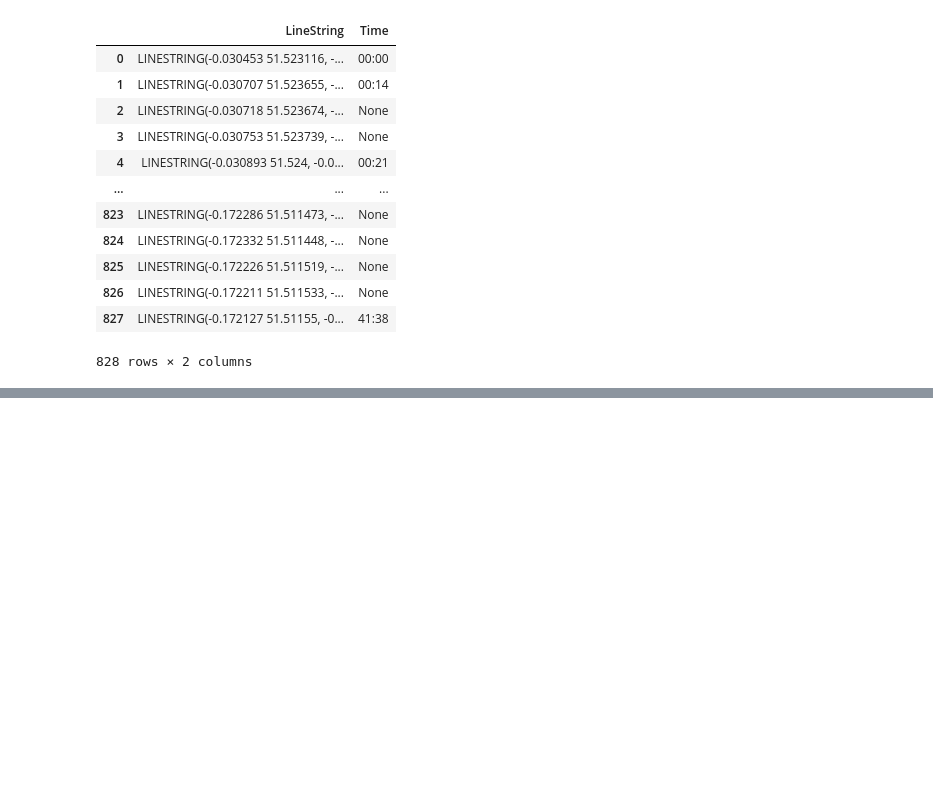
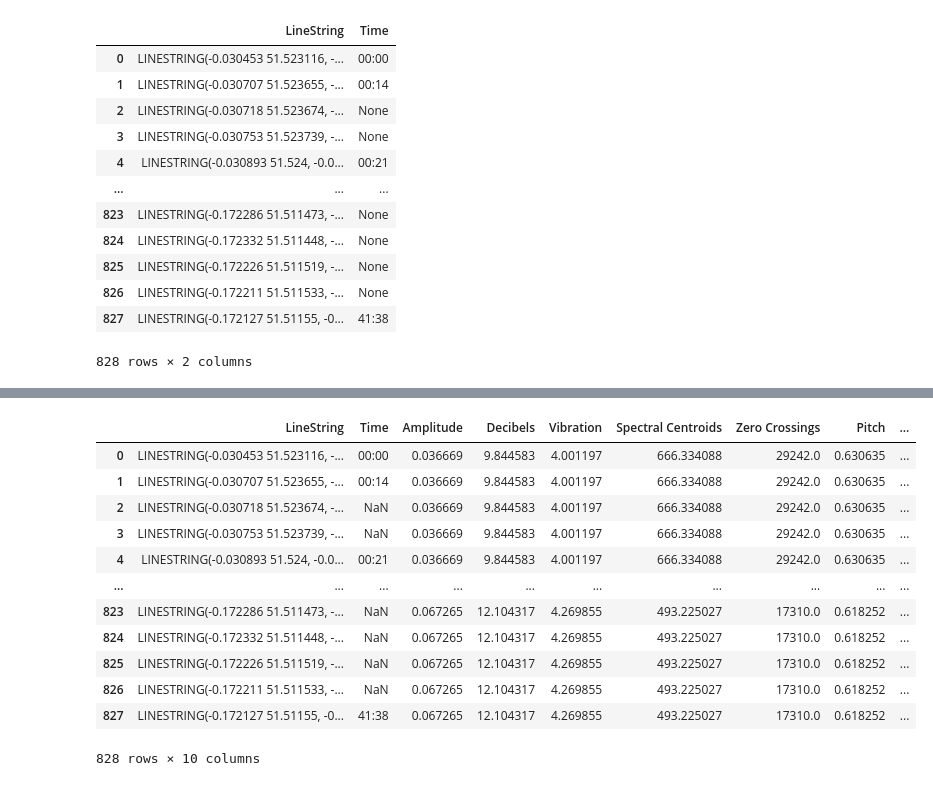
Before and after one commit to lisacuk/Spec_Methods, a Jupyter notebook: Route data/get_cords.ipynb, the cells around one changed output, grey strips where cells are left out. Drawn from its saved outputs; the diff is of its cells as text; code cells hidden in the pictures; blank space fills up the shorter version.

```diff
--- a/Route data/get_cords.ipynb
+++ b/Route data/get_cords.ipynb
@@ -3456,20 +3509,36 @@ amp_dict
 df = pd.read_csv('cycle_route_data.csv')
 # %%
 # Create a new column 'Amplitude' in df and initialize it with NaN
-df['Decibels'] = np.nan
+df['Y Movement'] = np.nan
 
 # Initialize the previous index to 0
 prev_index = 0
 
 # Iterate over the items in amp_dict
-for key, value in amp_dict.items():
+for key, value in data_dict.items():
     # Find the index of the row with the matching time
     index = df[df['Time'] <= key].index[-1]
 
     # Set the 'Amplitude' value for the rows between the previous index and the current index
-    df.loc[prev_index:index, 'Decibels'] = value
+    df.loc[prev_index:index, 'Y Movement'] = value
 
     # Update the previous index
     prev_index = index + 1
 # %%
 df.to_csv("cycle_route_data.csv", index=False)
+# %%
+df
+# %% [output]
+|  | LineString | Time | Amplitude | Decibels | Vibration | Spectral Centroids | Zero Crossings | Pitch | ... |
+| 0 | LINESTRING(-0.030453 51.523116, -... | 00:00 | 0.036669 | 9.844583 | 4.001197 | 666.334088 | 29242.0 | 0.630635 | ... |
+| 1 | LINESTRING(-0.030707 51.523655, -... | 00:14 | 0.036669 | 9.844583 | 4.001197 | 666.334088 | 29242.0 | 0.630635 | ... |
+| 2 | LINESTRING(-0.030718 51.523674, -... | NaN | 0.036669 | 9.844583 | 4.001197 | 666.334088 | 29242.0 | 0.630635 | ... |
+| 3 | LINESTRING(-0.030753 51.523739, -... | NaN | 0.036669 | 9.844583 | 4.001197 | 666.334088 | 29242.0 | 0.630635 | ... |
+| 4 | LINESTRING(-0.030893 51.524, -0.0... | 00:21 | 0.036669 | 9.844583 | 4.001197 | 666.334088 | 29242.0 | 0.630635 | ... |
+| ... | ... | ... | ... | ... | ... | ... | ... | ... | ... |
+| 823 | LINESTRING(-0.172286 51.511473, -... | NaN | 0.067265 | 12.104317 | 4.269855 | 493.225027 | 17310.0 | 0.618252 | ... |
+| 824 | LINESTRING(-0.172332 51.511448, -... | NaN | 0.067265 | 12.104317 | 4.269855 | 493.225027 | 17310.0 | 0.618252 | ... |
+| 825 | LINESTRING(-0.172226 51.511519, -... | NaN | 0.067265 | 12.104317 | 4.269855 | 493.225027 | 17310.0 | 0.618252 | ... |
+| 826 | LINESTRING(-0.172211 51.511533, -... | NaN | 0.067265 | 12.104317 | 4.269855 | 493.225027 | 17310.0 | 0.618252 | ... |
+| 827 | LINESTRING(-0.172127 51.51155, -0... | 41:38 | 0.067265 | 12.104317 | 4.269855 | 493.225027 | 17310.0 | 0.618252 | ... |
+828 rows × 10 columns
```
Also changed, not shown: parts of 2 cells of this notebook, 6 other files.
